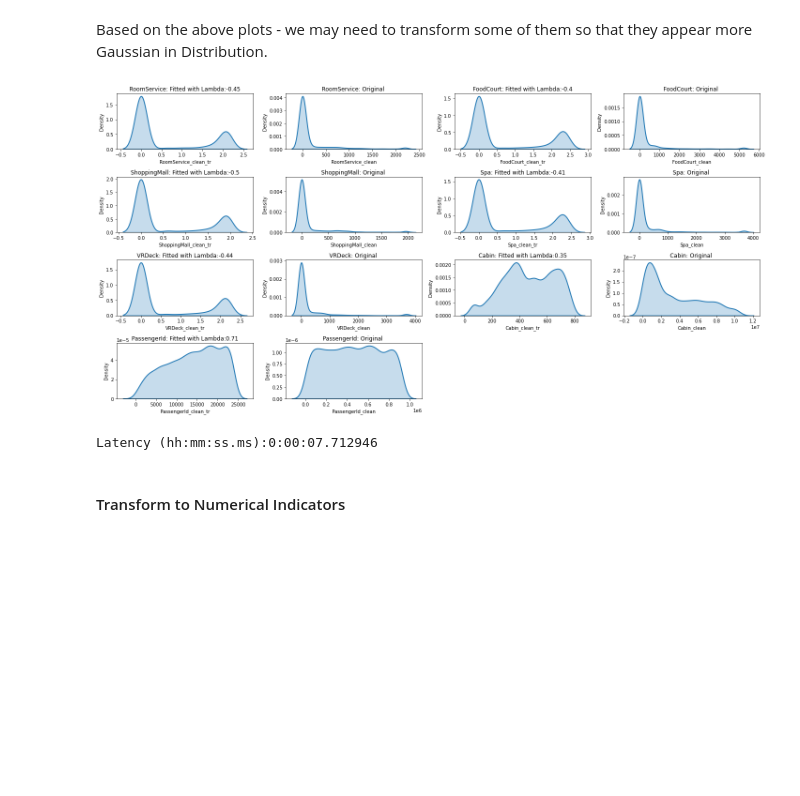
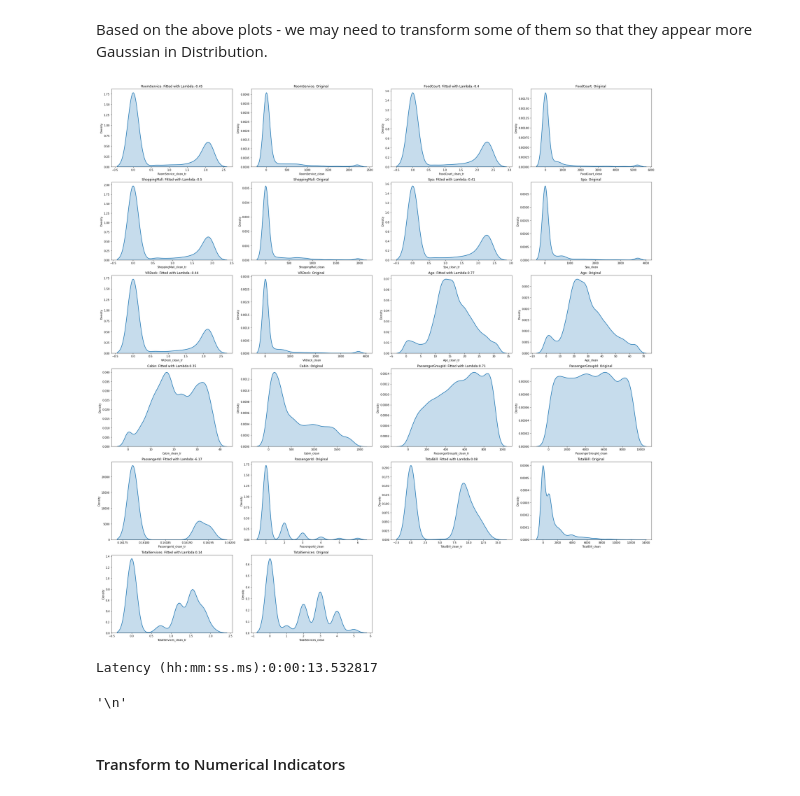
Before and after one commit to edelauna/a-notebook-for-your-augury, a Jupyter notebook: A_Notebook_for_your_Augury.ipynb, the cells around one changed output. Cells and saved outputs as stored; diff of their text form; code cells hidden in the pictures; blank space fills up the shorter version.

```diff
--- a/A_Notebook_for_your_Augury.ipynb
+++ b/A_Notebook_for_your_Augury.ipynb
@@ -682,15 +851,0 @@ Based on Data Exploration will do the following:
-# %%
-# Leaving in some rough work on setting up transformations
-# Assuming character distance via asci code is appropriate distance to use.
-def cabin_to_continuous(x):
-  result = 1
-  c = 1
-  pcs = x.split('/')
-  for _c in pcs[0]:
-    result *= ord(_c)
-  result *= int(pcs[1]) + c
-  for _c in pcs[2]:
-    result *= ord(_c)
-  return result
-x = augur.data_clean['Cabin_clean'].apply(cabin_to_continuous)
-x
@@ -710,4 +851,0 @@ Name: Cabin_clean, Length: 8693, dtype: int64
-# %%
-# Assuming _id's have been applied in some non-random interval
-x = augur.data_categorical['PassengerId'].apply(lambda x: int(x))
-x
@@ -880,63 +1007,66 @@ Based on the above plots - we may need to transform some of them so that they ap
 from scipy.stats import boxcox
 ### BoxCox Plots
 # For the specific examples from `titanic-spaceship` we can see that Age is normally distributed
-# so no transformations will be required there - however the other features which
+# but we'll include it to confirm the shape remains consistent - however the other features which
 # relate to purchases seem to have more of a poisson type curve, where there
 # are a lot of individuals who did not make any purchases, as such it might be
 # beneficial to transform these to more normal looking shapes.
 CONTINUOUS_FEATURES_BOXCOXPLOTS = {
-    "columns": ["RoomService", "FoodCourt", "ShoppingMall", "Spa", "VRDeck", "Cabin", "PassengerId"],
+    "columns": ["RoomService", "FoodCourt", "ShoppingMall", "Spa", "VRDeck", "Age",
+                "Cabin", "PassengerGroupId", "PassengerId", "TotalBill", "TotalServices"],
 }
 """
 Plot Box Cox transformations, adds "_tr" columns to the data_clean attribute,
 and records the lambda used in the "_stats" attr.
 """
 def __call_boxcox(self, lmbda=None, boxcox=boxcox, *, data, column):
-  c = data[column].min() + 1
-  data_ = data[column] + c
-  return boxcox(data_) if lmbda is None else boxcox(data_, lmbda)
+  c = abs(data[column].min()) + 1
+  _data = data[column] + c
+  return boxcox(_data) if lmbda is None else boxcox(_data, lmbda)
 def __box_cox_plots(self, *features, plt=plt, dt=dt, sns=sns):
-  data_clean, = self._attr('data_clean')
+  data_clean, = self._attr('data_clean_')
   _rows = len(features) // 2 + (len(features) % 2 > 0)
-  fig,axes = plt.subplots(_rows, 4, figsize=(5 * _rows, 10))
+  fig,axes = plt.subplots(_rows, 4, figsize=(5 * _rows, 5 * _rows))
   row_i, col_i = 0, 0
   start_ = dt.now()
   transformations = []
   for feature in features:
-    column_ = "%s_clean" % feature
-    column_tr = "%s_tr" % column_
+    _column = "%s_clean" % feature
+    column_tr = "%s_tr" % _column
     data_clean[column_tr], fitted_lambda = self.__call_boxcox(data=data_clean,
-                                                              column=column_)
+                                                              column=_column)
     # Save Lambda
     transformations.append((feature, fitted_lambda))
     ax = axes[row_i, col_i]
     ax.title.set_text("{}: Fitted with Lambda:{}".format(feature, round(fitted_lambda,2)))
     axes[row_i, col_i + 1].title.set_text(
         "{}: Original ".format(feature))
-    sns.kdeplot(data_clean[column_], fill=True, linewidth=2, ax = axes[row_i, col_i + 1])
+    sns.kdeplot(data_clean[_column], fill=True, linewidth=2, ax = axes[row_i, col_i + 1])
     sns.kdeplot(data_clean[column_tr], fill=True, linewidth=2, ax = ax)
     col_i = (col_i + 2) % 4
     row_i = row_i + 1 if col_i % 4 == 0 else row_i
-  self._attr(boxcox_pipeline=transformations)
+  self._attr(boxcox_pipeline_=transformations)
   while(col_i % 4 > 0):
     axes[row_i,col_i].set_axis_off()
     col_i +=1
   plt.tight_layout()
   plt.show()
   print("Latency (hh:mm:ss.ms):{}".format(dt.now() - start_))
 
 def box_cox_plots(self, columns=[]):
-  data_raw, = self._attr('data_raw')
+  data_raw, = self._attr('data_raw_')
   assert set(columns) and set(columns).issubset(data_raw.columns), \
           "Columns: {}, do not exists in: {}".format(columns, data_raw.columns)
   self.__box_cox_plots(*columns)
 Augury.constructor()(box_cox_plots, __box_cox_plots, __call_boxcox)
+augur.box_cox_plots(**CONTINUOUS_FEATURES_BOXCOXPLOTS)
 """
 """
-augur.box_cox_plots(**CONTINUOUS_FEATURES_BOXCOXPLOTS)
+# Review plots of BoxCox Transformations.
 # %% [output]
-[figure, old version]
+[figure, new version]
-Latency (hh:mm:ss.ms):0:00:07.712946
+Latency (hh:mm:ss.ms):0:00:13.532817
+'\n'
 # %% [markdown]
 #### Transform to Numerical Indicators
 # %%
```
Also changed, not shown: parts of 71 cells of this notebook.
